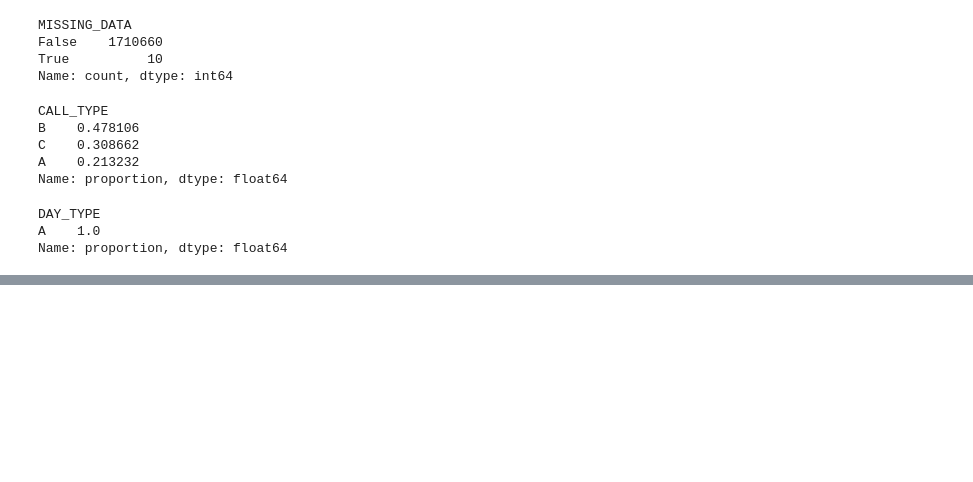
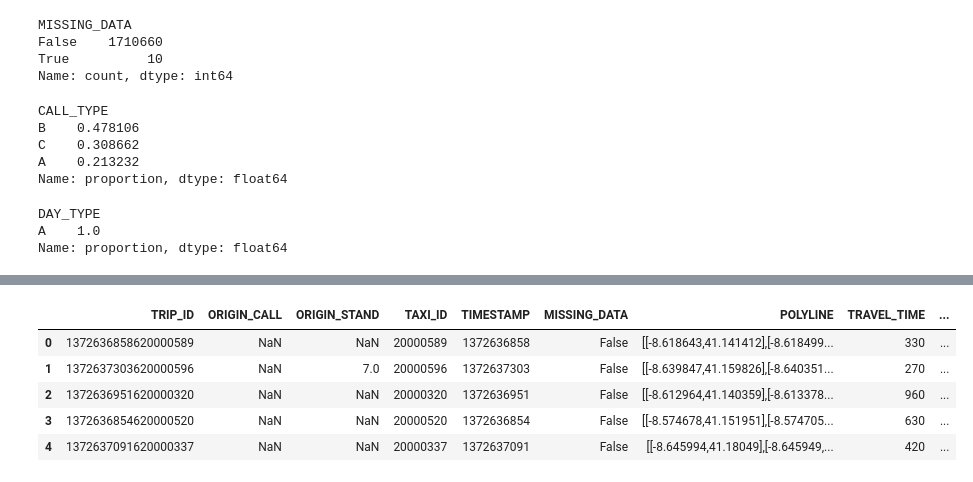
Before and after one commit to tpholston/perceptron-posse-kaggle, a Jupyter notebook: data_preparation/data_preparation.ipynb, the cells around one changed output, grey strips where cells are left out. Drawn from its saved outputs; the diff is of its cells as text; code cells hidden in the pictures; blank space fills up the shorter version.

Commit message:
Extracting additional features from the original data.

```diff
--- a/data_preparation/data_preparation.ipynb
+++ b/data_preparation/data_preparation.ipynb
@@ -192,3 +192,30 @@ TRAIN_DF.head()
 | 2 | 1372636951620000320 | C | NaN | NaN | 20000320 | 1372636951 | A | False | [[-8.612964,41.140359],[-8.613378... | ... |
 | 3 | 1372636854620000520 | C | NaN | NaN | 20000520 | 1372636854 | A | False | [[-8.574678,41.151951],[-8.574705... | ... |
 | 4 | 1372637091620000337 | C | NaN | NaN | 20000337 | 1372637091 | A | False | [[-8.645994,41.18049],[-8.645949,... | ... |
+# %%
+# Lets split DATA_TYPE and CALL_TYPE into three new binary features
+# i.e. if DATA_TYPE = 'A' -> DATA_TYPE_A = 1, DATA_TYPE_B = 0, DATA_TYPE_C = 0
+day_type_dummies = pd.get_dummies(TRAIN_DF['DAY_TYPE'], prefix='DAY_TYPE')
+missing_cols = set(['DAY_TYPE_A', 'DAY_TYPE_B', 'DAY_TYPE_C']) - set(day_type_dummies.columns)
+for col in missing_cols:
+    day_type_dummies[col] = False
+TRAIN_DF = pd.concat([TRAIN_DF, day_type_dummies], axis=1)
+
+call_type_dummies = pd.get_dummies(TRAIN_DF['CALL_TYPE'], prefix='CALL_TYPE')
+missing_cols = set(['CALL_TYPE_A', 'CALL_TYPE_B', 'CALL_TYPE_C']) - set(call_type_dummies.columns)
+for col in missing_cols:
+    call_type_dummies[col] = False
+TRAIN_DF = pd.concat([TRAIN_DF, call_type_dummies], axis=1)
+
+# delete the old columns now that we don't need them anymore
+TRAIN_DF.drop('DAY_TYPE', axis=1, inplace=True)
+TRAIN_DF.drop('CALL_TYPE', axis=1, inplace=True)
+
+TRAIN_DF.head()
+# %% [output]
+|  | TRIP_ID | ORIGIN_CALL | ORIGIN_STAND | TAXI_ID | TIMESTAMP | MISSING_DATA | POLYLINE | TRAVEL_TIME | ... |
+| 0 | 1372636858620000589 | NaN | NaN | 20000589 | 1372636858 | False | [[-8.618643,41.141412],[-8.618499... | 330 | ... |
+| 1 | 1372637303620000596 | NaN | 7.0 | 20000596 | 1372637303 | False | [[-8.639847,41.159826],[-8.640351... | 270 | ... |
+| 2 | 1372636951620000320 | NaN | NaN | 20000320 | 1372636951 | False | [[-8.612964,41.140359],[-8.613378... | 960 | ... |
+| 3 | 1372636854620000520 | NaN | NaN | 20000520 | 1372636854 | False | [[-8.574678,41.151951],[-8.574705... | 630 | ... |
+| 4 | 1372637091620000337 | NaN | NaN | 20000337 | 1372637091 | False | [[-8.645994,41.18049],[-8.645949,... | 420 | ... |
```
Also changed, not shown: parts of 2 cells of this notebook.
